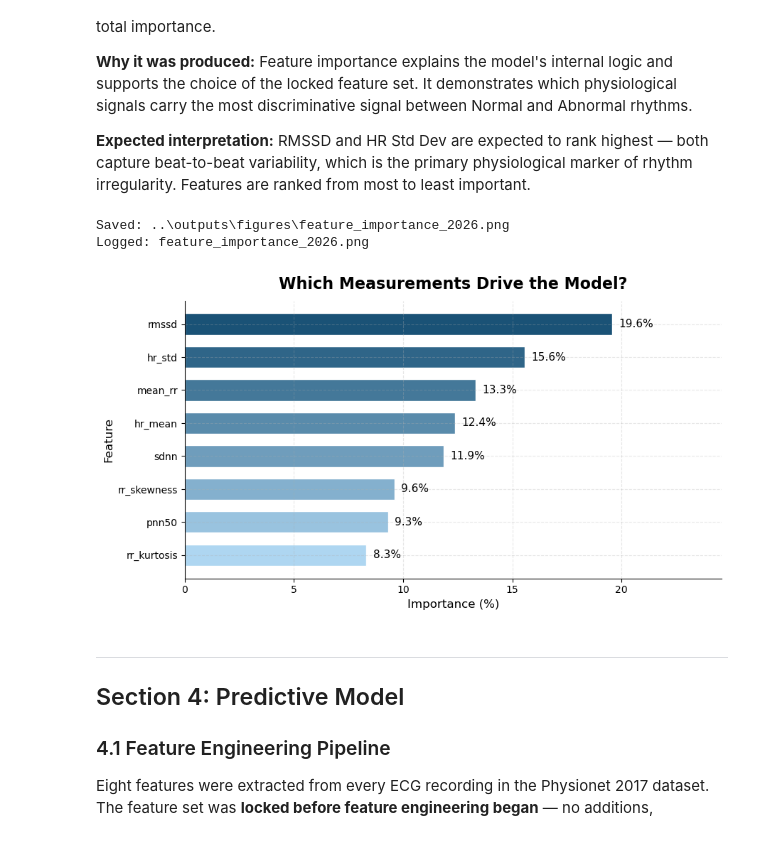
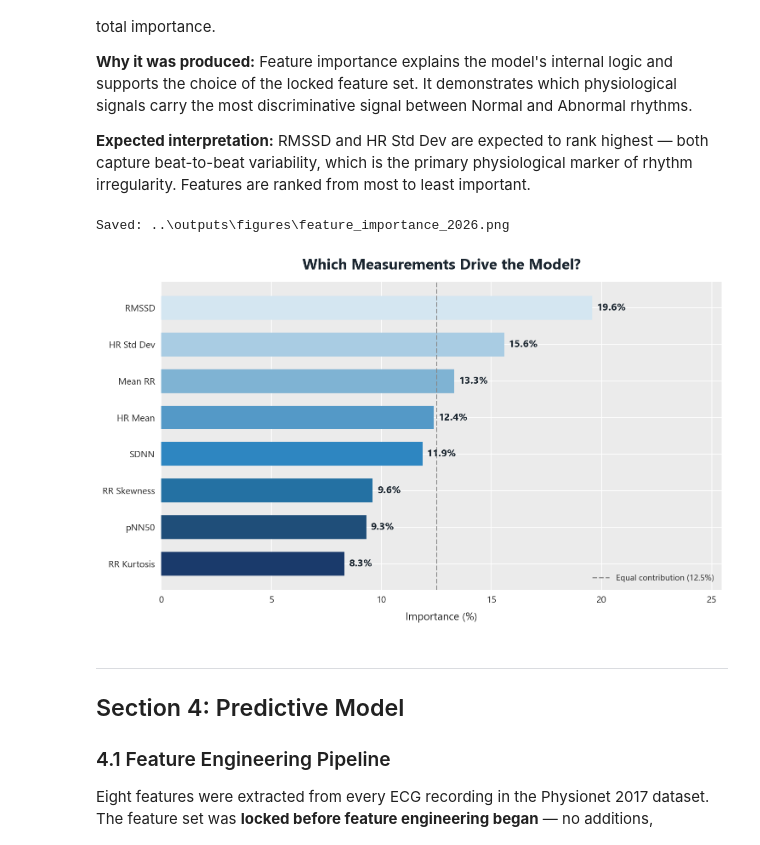
Before and after one commit to Lucas-sam93/ga-capstone-heartbeat-or-noise, a Jupyter notebook: notebooks/06_technical_report.ipynb, the cells around one changed output. Drawn from its saved outputs; the diff is of its cells as text; code cells hidden in the pictures.

```diff
--- a/notebooks/06_technical_report.ipynb
+++ b/notebooks/06_technical_report.ipynb
@@ -1236,58 +1098,42 @@ The fact that AUROC remains at 0.8586 on the MIMIC PERform AF PPG dataset (35 su
 
 **Expected interpretation:** RMSSD and HR Std Dev are expected to rank highest — both capture beat-to-beat variability, which is the primary physiological marker of rhythm irregularity. Features are ranked from most to least important.
 # %%
-# Cell 12  --  Figure 9: Random Forest Feature Importance
-# Calls: no src/ modules
-# Input:  outputs/models/rf_feature_importance.csv
-# Output: outputs/figures/feature_importance_2026.png
+# Figure 9: Random Forest Feature Importance (gradient bar chart)
+fi_path = os.path.join(MODELS_DIR, 'rf_feature_importance.csv')
+fi_df   = pd.read_csv(fi_path).sort_values('importance_pct', ascending=True)
 
-import pandas as pd
-import matplotlib.pyplot as plt
-import matplotlib.colors as mcolors
-import numpy as np
-import os
+feats  = fi_df['feature'].values
+pcts   = fi_df['importance_pct'].values
+n      = len(feats)
+colors = [BLUE_GRADIENT[i] for i in range(n)]
 
-FIGURES_DIR = os.path.join("..", "outputs", "figures")
-NOTEBOOK_NAME = "06_technical_report.ipynb"
+fig, ax = plt.subplots(figsize=(10, 6))
 
-fi = pd.read_csv(os.path.join("..", "outputs", "models", "rf_feature_importance.csv"))
-fi = fi.sort_values("importance_pct", ascending=True).reset_index(drop=True)
+bars = ax.barh([FEATURE_NAMES.get(f, f) for f in feats], pcts,
+               color=colors, edgecolor='none', height=0.65)
 
-# Gradient from light to dark blue
-n = len(fi)
-blue_light = np.array(mcolors.to_rgb("#aed6f1"))
-blue_dark  = np.array(mcolors.to_rgb("#1a5276"))
-colours = [tuple(blue_light + (blue_dark - blue_light) * i / max(n - 1, 1)) for i in range(n)]
+mean_imp = 100.0 / n
+ax.axvline(mean_imp, color='#888888', linestyle='--', lw=1.4,
+           label='Equal contribution (' + str(round(mean_imp, 1)) + '%)')
 
-fig, ax = plt.subplots(figsize=(9, 5))
-bars = ax.barh(fi["feature"], fi["importance_pct"], color=colours, edgecolor="white", height=0.65)
+for bar, pct in zip(bars, pcts):
+    ax.text(pct + 0.2, bar.get_y() + bar.get_height() / 2.0,
+            str(round(pct, 1)) + '%',
+            ha='left', va='center', fontsize=11.5, fontweight='bold', color=C_DARK)
 
-for bar, val in zip(bars, fi["importance_pct"]):
-    ax.text(val + 0.3, bar.get_y() + bar.get_height() / 2,
-            f"{val:.1f}%", va="center", ha="left", fontsize=11)
+ax.set_xlabel('Importance (%)', fontsize=12)
+ax.set_xlim(0, max(pcts) * 1.3)
+ax.set_title('Which Measurements Drive the Model?', **SUPTITLE_KW)
+ax.legend(fontsize=9.5, framealpha=0.95, loc='lower right')
 
-ax.set_xlabel("Importance (%)", fontsize=12)
-ax.set_ylabel("Feature", fontsize=12)
-ax.set_title("Which Measurements Drive the Model?", fontsize=16, fontweight="bold", pad=12)
-ax.tick_params(axis="both", labelsize=10)
-ax.set_xlim(0, fi["importance_pct"].max() + 5)
-ax.spines["top"].set_visible(False)
-ax.spines["right"].set_visible(False)
 plt.tight_layout()
-
-save_and_log(
-    fig,
-    "feature_importance_2026.png",
-    "Random Forest feature importance -- percentage contribution of each HRV feature",
-    "06_technical_report.ipynb",
-    "Cell 12",
-    "Feature Importance"
-)
+save_and_log(fig, 'feature_importance_2026.png',
+             description='Random Forest feature importance horizontal bar chart',
+             cell_ref='Code Cell 11', step='Section 3')
 plt.show()
 # %% [output]
 Saved: ..\outputs\figures\feature_importance_2026.png
-Logged: feature_importance_2026.png
-[figure, old version]
+[figure, new version]
 # %% [markdown]
 ---
 
```
Also changed, not shown: parts of 15 cells of this notebook, 16 other files.
